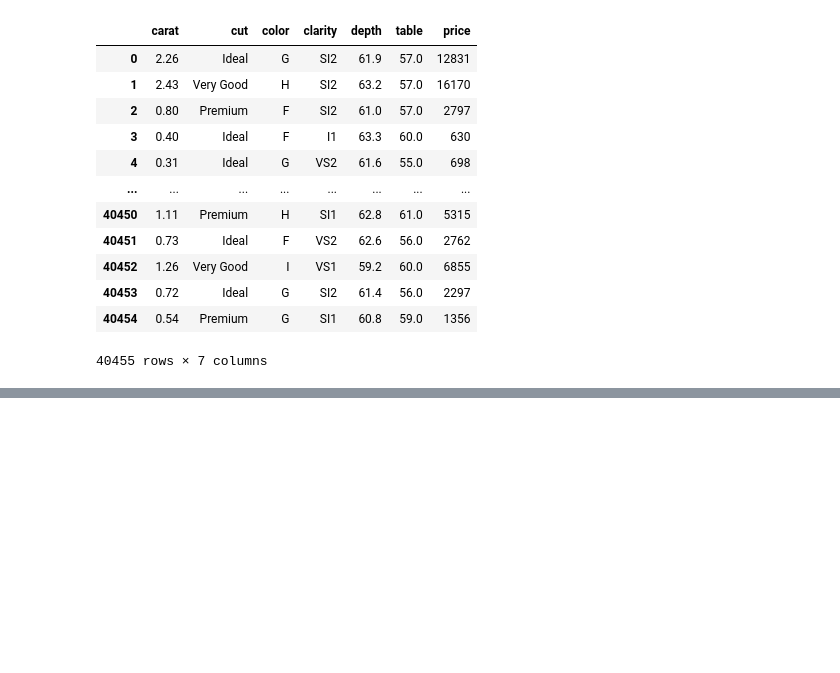
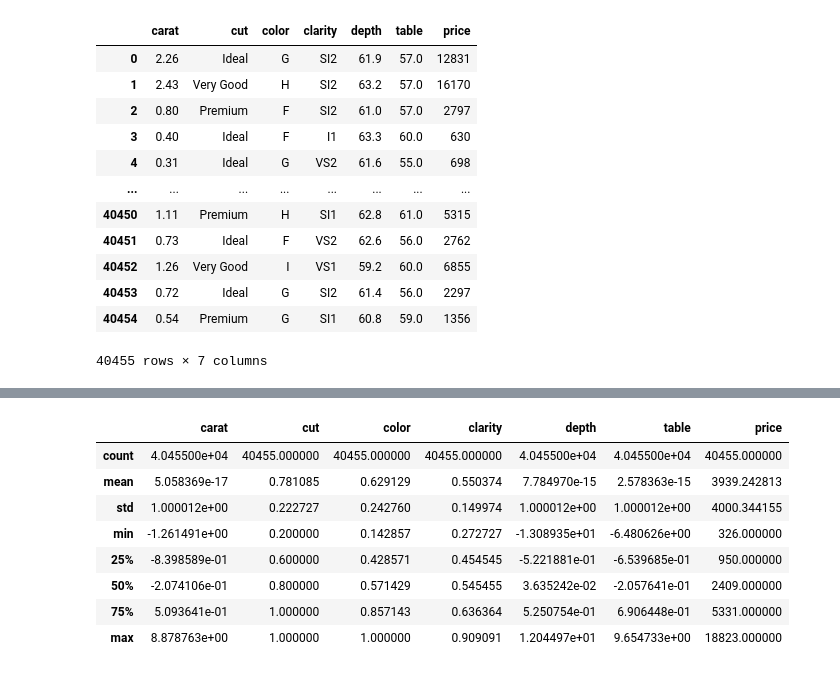
Before and after one commit to alfpml/kaggle-diamonds, a Jupyter notebook: Diamonds_1.ipynb, the cells around one changed output, grey strips where cells are left out. Drawn from its saved outputs; the diff is of its cells as text; code cells hidden in the pictures; blank space fills up the shorter version.

```diff
--- a/Diamonds_1.ipynb
+++ b/Diamonds_1.ipynb
@@ -200,0 +262,12 @@ AxesSubplot(0.125,0.125;0.775x0.755)
+# %%
+diamonds.describe()
+# %% [output]
+|  | carat | cut | color | clarity | depth | table | price |
+| count | 4.045500e+04 | 40455.000000 | 40455.000000 | 40455.000000 | 4.045500e+04 | 4.045500e+04 | 40455.000000 |
+| mean | 5.058369e-17 | 0.781085 | 0.629129 | 0.550374 | 7.784970e-15 | 2.578363e-15 | 3939.242813 |
+| std | 1.000012e+00 | 0.222727 | 0.242760 | 0.149974 | 1.000012e+00 | 1.000012e+00 | 4000.344155 |
+| min | -1.261491e+00 | 0.200000 | 0.142857 | 0.272727 | -1.308935e+01 | -6.480626e+00 | 326.000000 |
+| 25% | -8.398589e-01 | 0.600000 | 0.428571 | 0.454545 | -5.221881e-01 | -6.539685e-01 | 950.000000 |
+| 50% | -2.074106e-01 | 0.800000 | 0.571429 | 0.545455 | 3.635242e-02 | -2.057641e-01 | 2409.000000 |
+| 75% | 5.093641e-01 | 1.000000 | 0.857143 | 0.636364 | 5.250754e-01 | 6.906448e-01 | 5331.000000 |
+| max | 8.878763e+00 | 1.000000 | 1.000000 | 0.909091 | 1.204497e+01 | 9.654733e+00 | 18823.000000 |
```
Also changed, not shown: parts of 15 cells of this notebook.
